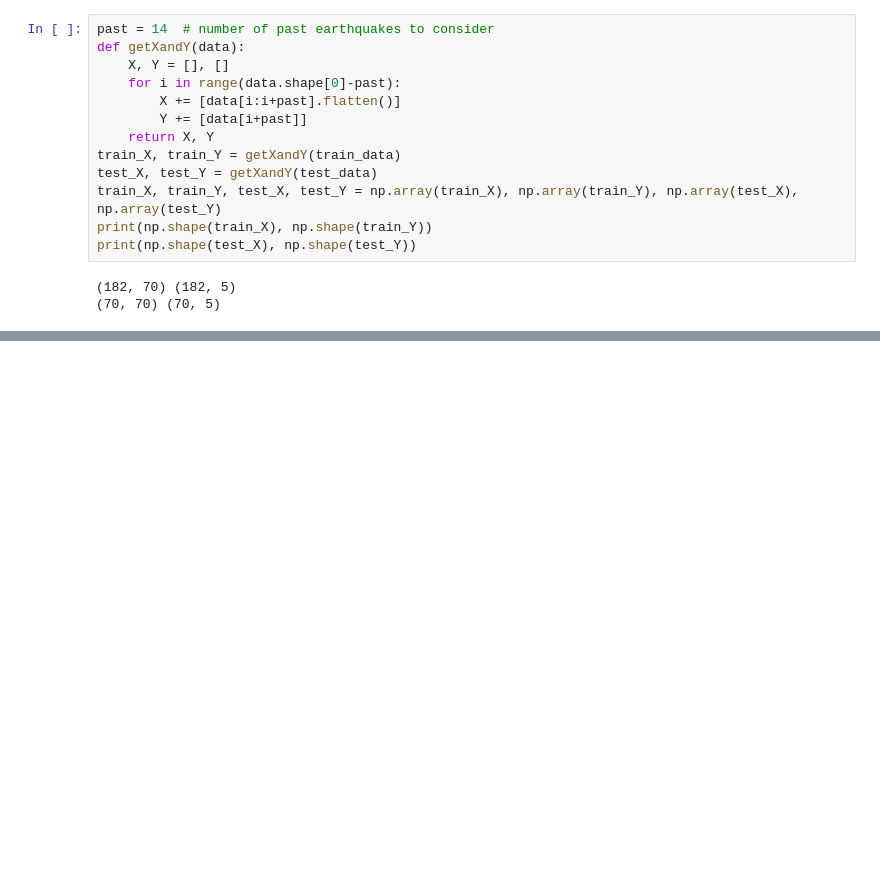
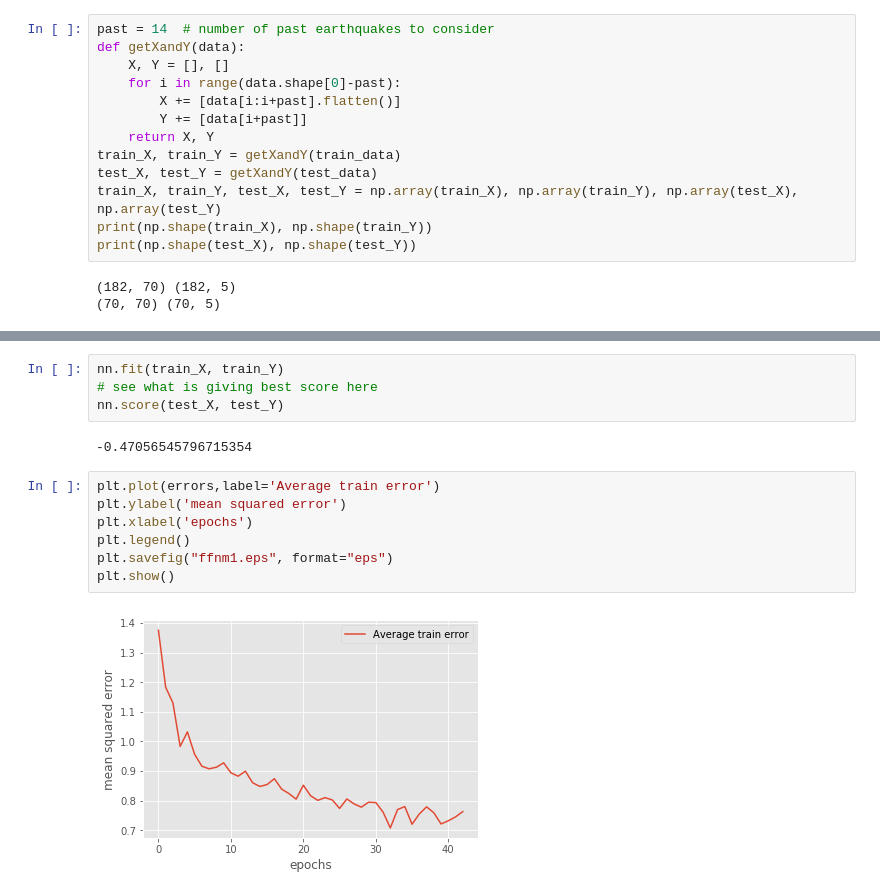
Before and after one commit to niksoc/earthquake, a Jupyter notebook: nn.ipynb, the cells around one changed output, grey strips where cells are left out. Saved outputs shown, nothing was run; the diff lists cells and outputs as text; blank space fills up the shorter version.

```diff
--- a/nn.ipynb
+++ b/nn.ipynb
@@ -93,0 +101,15 @@ NameError: name 'lasagne' is not defined
+# %%
+nn.fit(train_X, train_Y)
+# see what is giving best score here
+nn.score(test_X, test_Y)
+# %% [output]
+-0.47056545796715354
+# %%
+plt.plot(errors,label='Average train error')
+plt.ylabel('mean squared error')
+plt.xlabel('epochs')
+plt.legend()
+plt.savefig("ffnm1.eps", format="eps")
+plt.show()
+# %% [output]
+[figure, added]
```
Also changed, not shown: parts of 8 cells of this notebook, 5 other files.
